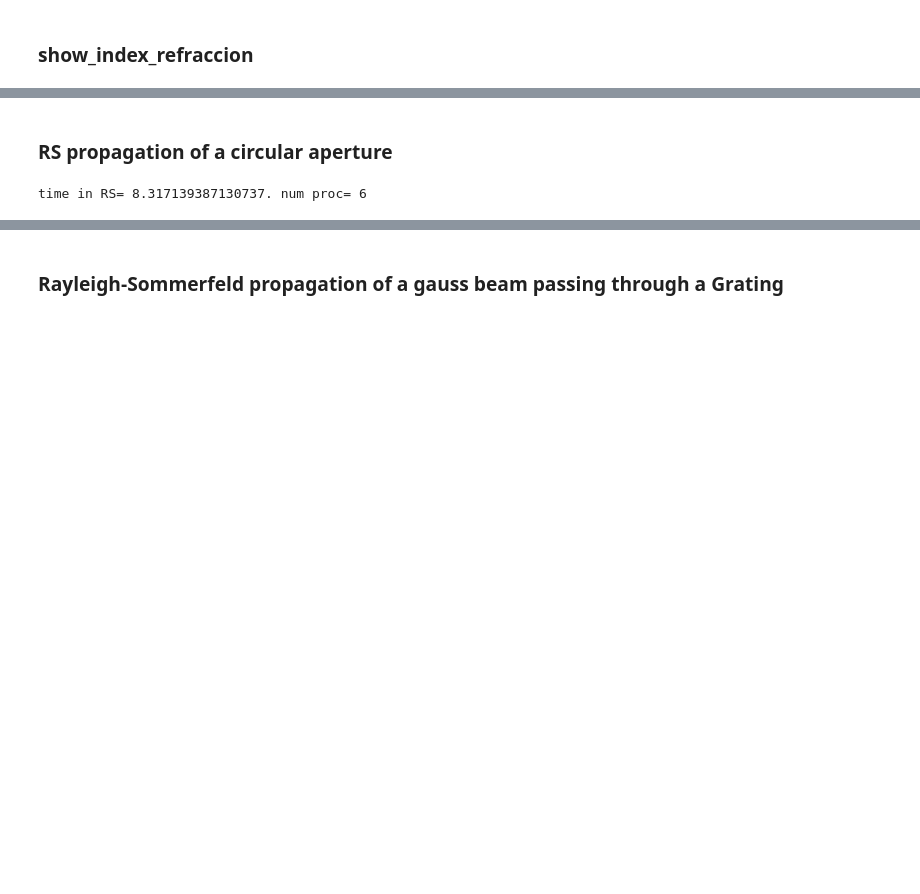
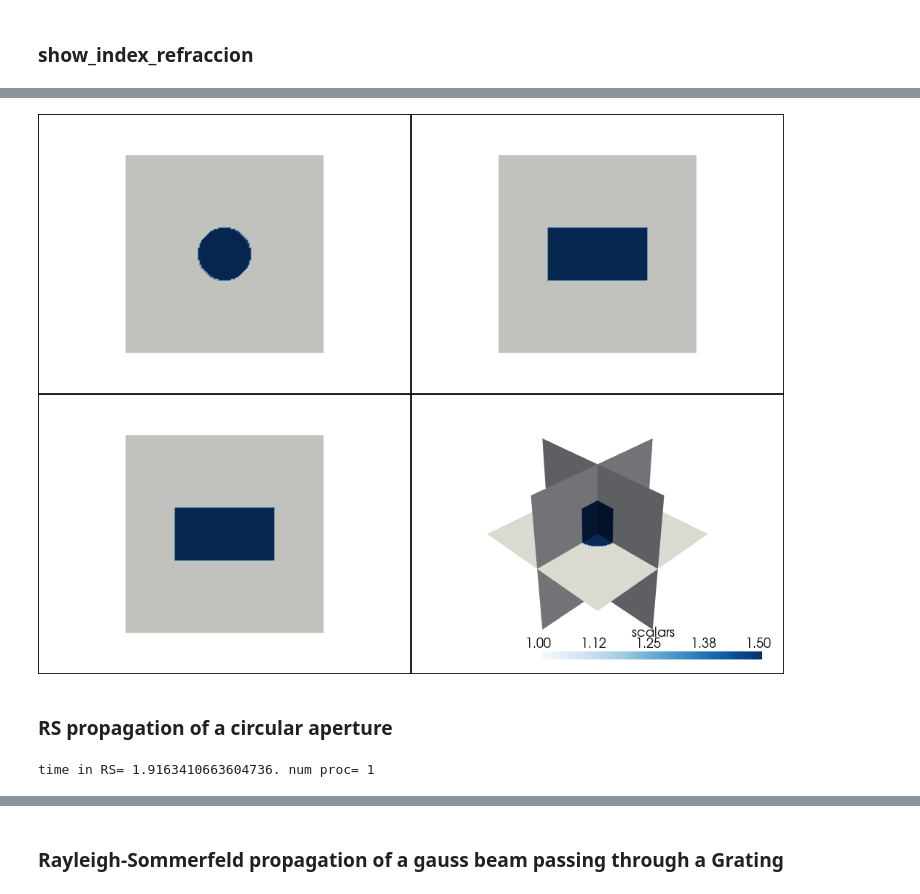
Before and after one commit to aocg-ucm/diffractio, a Jupyter notebook: docs/source/tutorial_scalar/scalar_XYZ/tutorial_xyz.ipynb, the cells around one changed output, grey strips where cells are left out. Cells and saved outputs as stored; diff of their text form; code cells hidden in the pictures; blank space fills up the shorter version.

```diff
--- a/docs/source/tutorial_scalar/scalar_XYZ/tutorial_xyz.ipynb
+++ b/docs/source/tutorial_scalar/scalar_XYZ/tutorial_xyz.ipynb
@@ -120,3 +116,7 @@ uxyz.draw_refractive_index()
+# %%
+uxyz.draw_XYZ(kind='refractive_index', drawing='projections')
+# %% [output]
+[figure, added]
 # %% [markdown]
 ### RS propagation of a circular aperture
 # %%
@@ -136,6 +136,6 @@ t3 = u1 * t1
 # %%
 uxyz = Scalar_field_XYZ(x=x0, y=y0, z=z0, wavelength=wavelength)
 uxyz.incident_field(t3)
-uxyz.RS()
+uxyz.RS(num_processors=1)
 # %% [output]
-time in RS= 8.317139387130737. num proc= 6
+time in RS= 1.9163410663604736. num proc= 1
```
Also changed, not shown: parts of 18 cells of this notebook, 37 other files.
